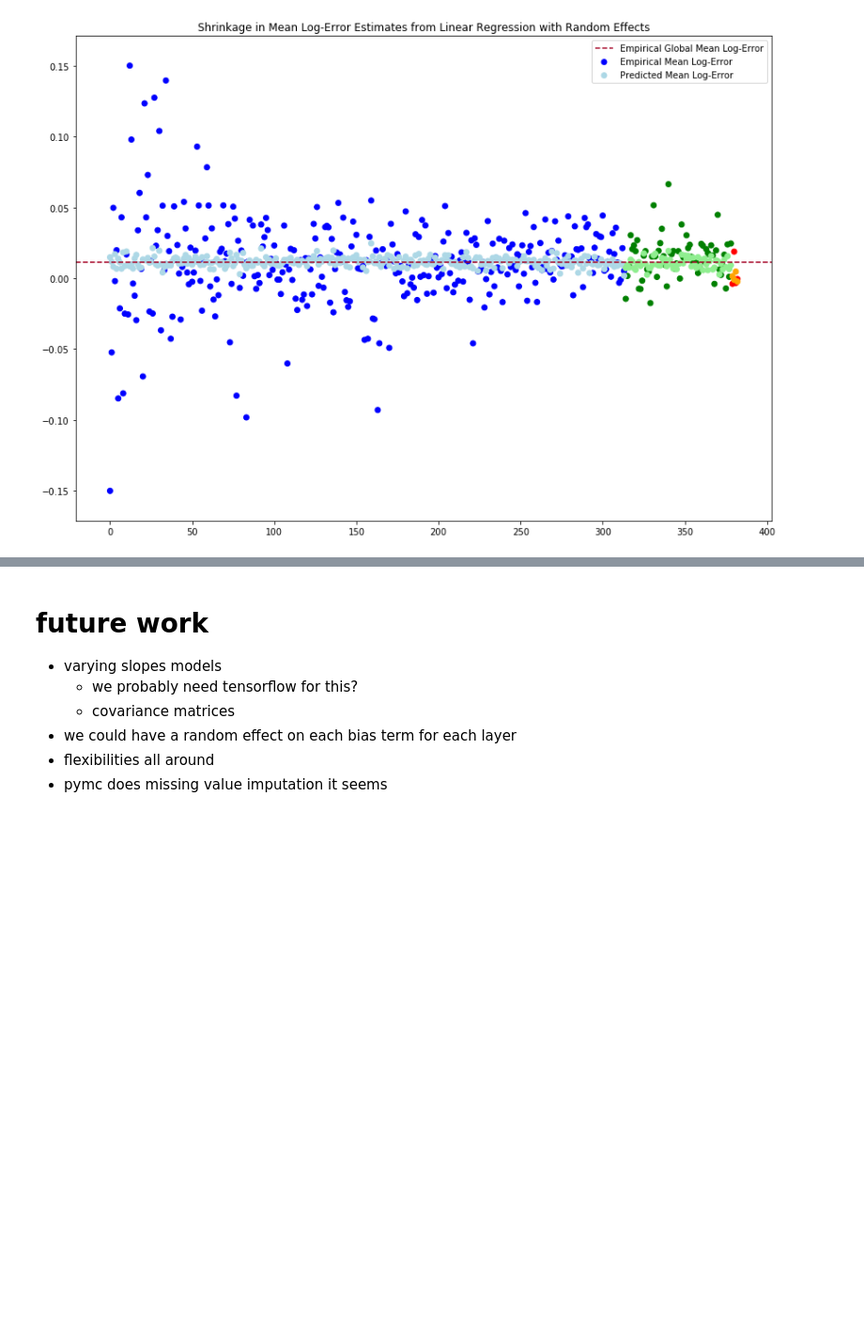
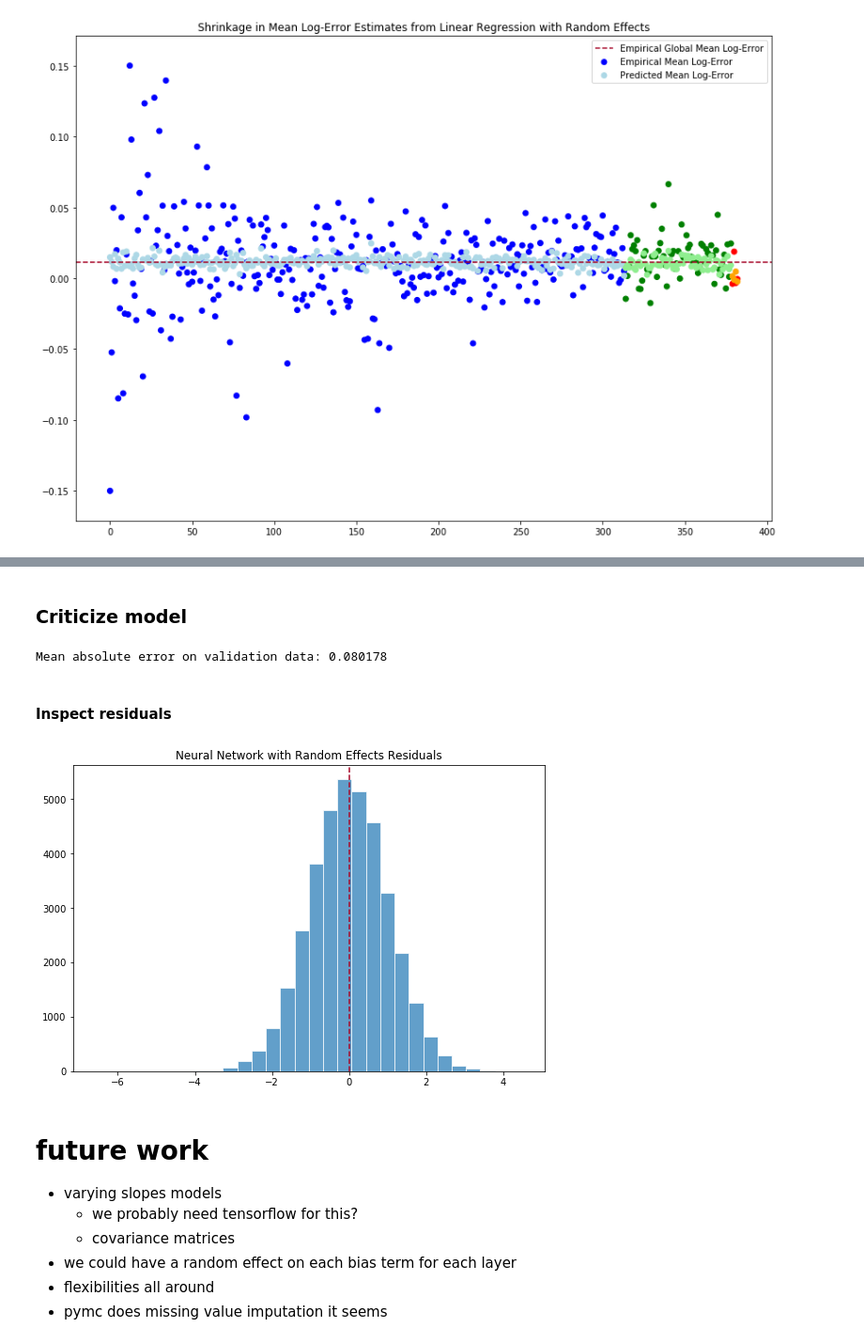
Before and after one commit to cavaunpeu/random-effects-neural-networks, a Jupyter notebook: zillow.ipynb, the cells around one changed output, grey strips where cells are left out. Shown at 94% size. Saved outputs shown, nothing was run; the diff lists cells and outputs as text; code cells hidden in the pictures; blank space fills up the shorter version.

Commit message:
add "neural network with random effects" section

```diff
--- a/zillow.ipynb
+++ b/zillow.ipynb
@@ -453,20 +441,2 @@ sess.run(init_op)
-# %%
-zip_codes = data['region_zip'].astype('category').cat.codes
-n_zip_codes = len(set(zip_codes))
-# %%
-zip_codes_ph = tf.placeholder(tf.int32, [None])
-
-
-σ_zip_code = tf.sqrt(tf.exp(tf.Variable(tf.random_normal([]))))
-α_zip_code = Normal(loc=tf.zeros(n_zip_codes), scale=σ_zip_code * tf.ones(n_zip_codes))
-
-random_effects = tf.gather(α_zip_code, zip_codes_ph)
-μ_y = α + random_effects + neural_network(fixed_effects)
-y = Normal(loc=μ_y, scale=tf.ones(N))
-# %%
-qα_zip_code = Normal(
-    loc=tf.Variable(tf.random_normal([n_zip_codes])),
-    scale=tf.nn.softplus(tf.Variable(tf.random_normal([n_zip_codes])))
-)
 # %%
 latent_vars = {
@@ -481,5 +455,8 @@ inference.run(n_samples=5, n_iter=250)
+# %% [markdown]
+### Criticize model
 # %%
 param_posteriors = {
+    β_fixed_effects: qβ_fixed_effects.mean(),
     α: qα.mean(),
     α_zip_code: qα_zip_code.mean()
 }
@@ -493,7 +468,13 @@ y_posterior_preds = y_posterior.eval(feed_dict=X_val_feed_dict)
 # %%
 compute_mean_absolute_error(y_posterior, X_val_feed_dict)
+# %% [output]
+Mean absolute error on validation data: 0.080178
+# %% [markdown]
+#### Inspect residuals
 # %%
-plot_residuals(y_posterior, X_val_feed_dict, title='Random Effects Neural Network Residuals')
+plot_residuals(y_posterior, X_val_feed_dict, title='Neural Network with Random Effects Residuals')
+# %% [output]
+[figure, added]
 # %% [markdown]
 # future work
 
```
Also changed, not shown: parts of 10 cells of this notebook.
